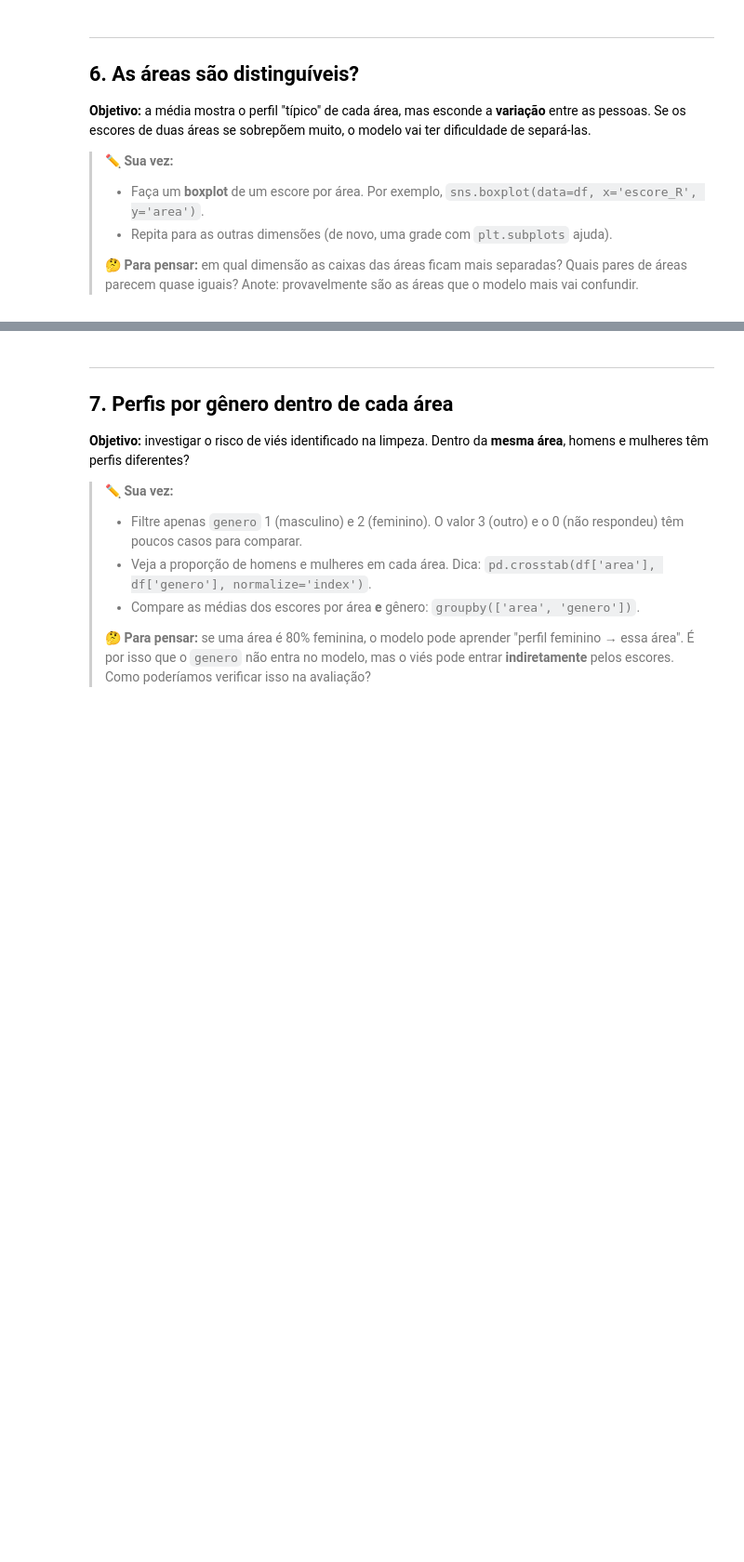
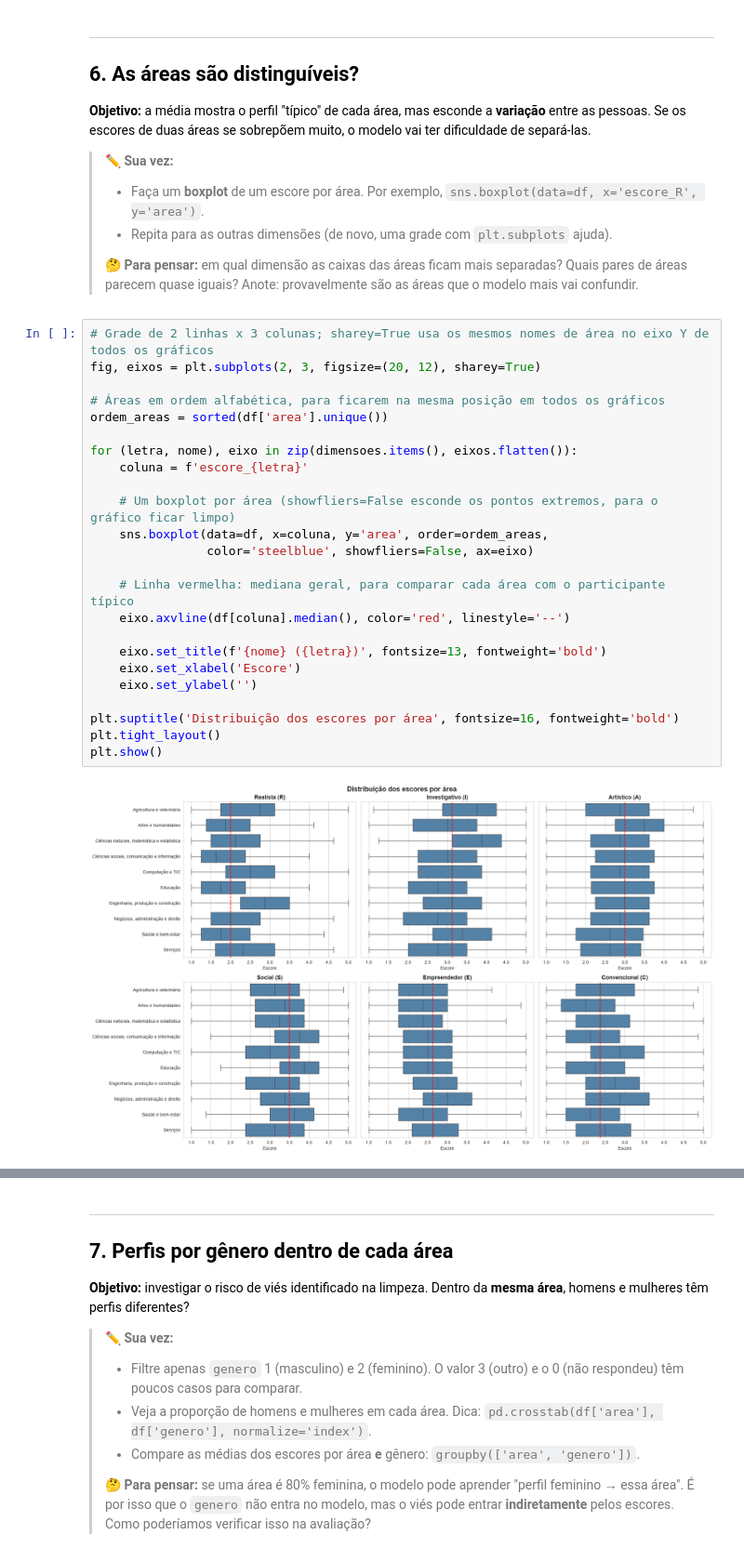
Before and after one commit to GS4L1M/Teste_Vocacional_ML, a Jupyter notebook: notebook/03_eda.ipynb, the cells around one changed output, grey strips where cells are left out. Shown at 93% size. Saved outputs shown, nothing was run; the diff lists cells and outputs as text; blank space fills up the shorter version.

Commit message:
EDA (em andamento): boxplots e scatter de separação das áreas
Co-Authored-By: Claude Opus 5.5 <noreply@anthropic.com>

```diff
--- a/notebook/03_eda.ipynb
+++ b/notebook/03_eda.ipynb
@@ -421,3 +421,29 @@ Opostas (frente a frente)    média = 0.03   [np.float64(0.07), np.float64(0.03)
 > - Repita para as outras dimensões (de novo, uma grade com `plt.subplots` ajuda).
 >
 > 🤔 **Para pensar:** em qual dimensão as caixas das áreas ficam mais separadas? Quais pares de áreas parecem quase iguais? Anote: provavelmente são as áreas que o modelo mais vai confundir.
+# %%
+# Grade de 2 linhas x 3 colunas; sharey=True usa os mesmos nomes de área no eixo Y de todos os gráficos
+fig, eixos = plt.subplots(2, 3, figsize=(20, 12), sharey=True)
+
+# Áreas em ordem alfabética, para ficarem na mesma posição em todos os gráficos
+ordem_areas = sorted(df['area'].unique())
+
+for (letra, nome), eixo in zip(dimensoes.items(), eixos.flatten()):
+    coluna = f'escore_{letra}'
+
+    # Um boxplot por área (showfliers=False esconde os pontos extremos, para o gráfico ficar limpo)
+    sns.boxplot(data=df, x=coluna, y='area', order=ordem_areas,
+                color='steelblue', showfliers=False, ax=eixo)
+
+    # Linha vermelha: mediana geral, para comparar cada área com o participante típico
+    eixo.axvline(df[coluna].median(), color='red', linestyle='--')
+
+    eixo.set_title(f'{nome} ({letra})', fontsize=13, fontweight='bold')
+    eixo.set_xlabel('Escore')
+    eixo.set_ylabel('')
+
+plt.suptitle('Distribuição dos escores por área', fontsize=16, fontweight='bold')
+plt.tight_layout()
+plt.show()
+# %% [output]
+[figure, added]
```
Also changed, not shown: parts of 2 cells of this notebook.
